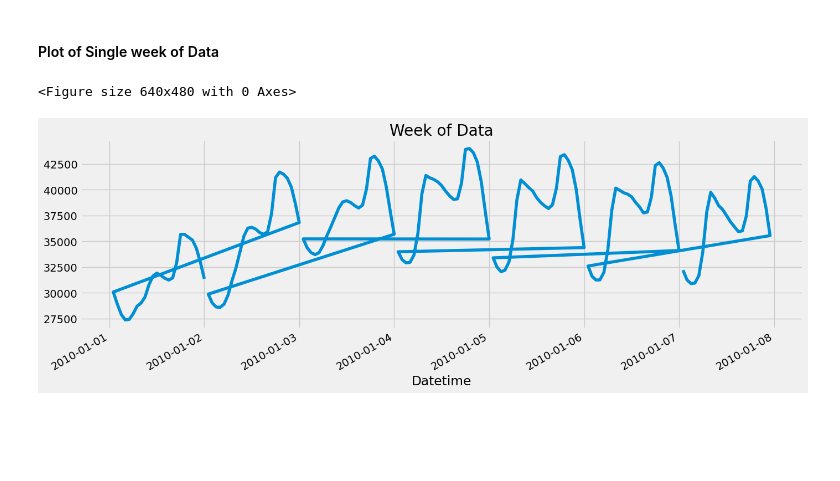
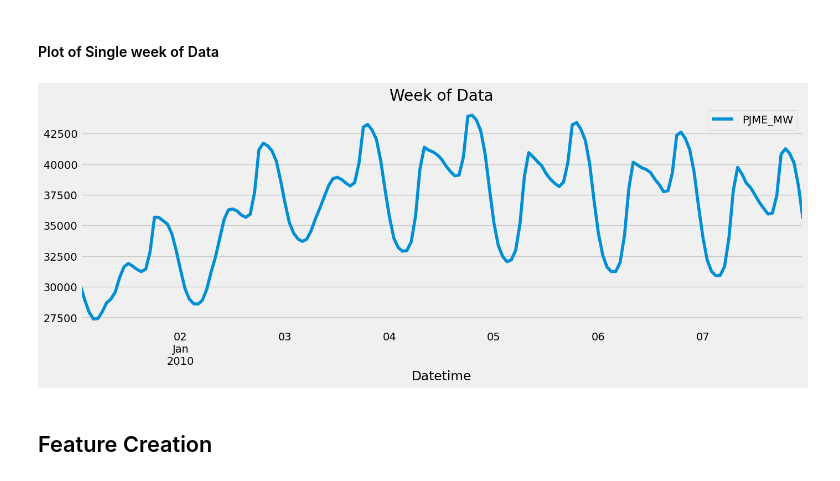
Before and after one commit to kochezz/TS-Energy-Consumption-XGB, a Jupyter notebook: notebooks/01_EDA.ipynb, the cells around one changed output. Saved outputs shown, nothing was run; the diff lists cells and outputs as text; code cells hidden in the pictures; blank space fills up the shorter version.

```diff
--- a/notebooks/01_EDA.ipynb
+++ b/notebooks/01_EDA.ipynb
@@ -76,10 +78,14 @@ plt.show()
 # %% [markdown]
 #### Plot of Single week of Data
 # %%
-plt.clf()  # Clear current figure
-PJME_data.loc[(PJME_data.index > "01-01-2010") & (PJME_data.index < "01-08-2010")] \
-    .plot(figsize=(15, 5), title="Week of Data", legend=False)
+# Ensure PJME_data is sorted by its index (assuming the index is a DatetimeIndex)
+PJME_data_sorted = PJME_data.sort_index()
+
+# Now, select the date range and plot from the sorted DataFrame
+PJME_data_sorted.loc[(PJME_data_sorted.index > "01-01-2010") & (PJME_data_sorted.index < "01-08-2010")] \
+    .plot(figsize=(15, 5), title="Week of Data")
 plt.show()
 # %% [output]
-<Figure size 640x480 with 0 Axes>
-[figure, old version]
+[figure, new version]
+# %% [markdown]
+## Feature Creation
```
Also changed, not shown: parts of 13 cells of this notebook.
